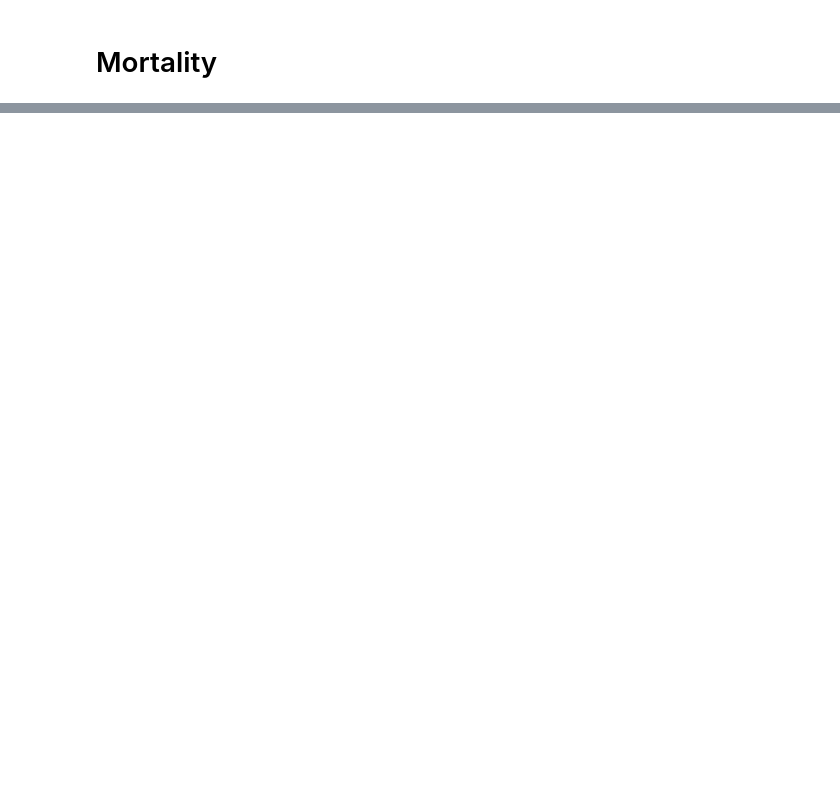
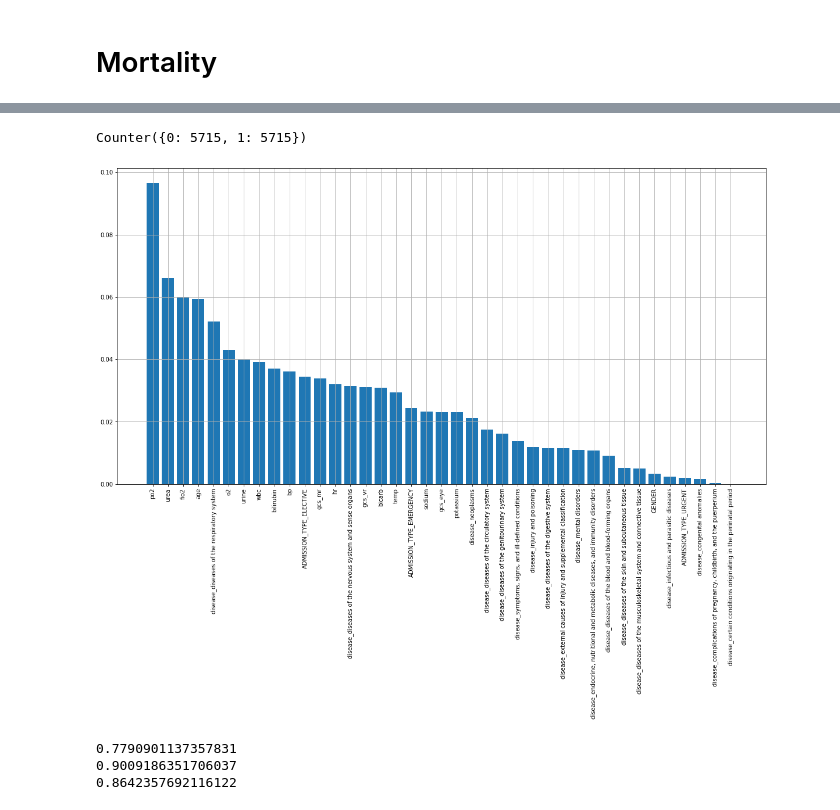
Before and after one commit to RachaelDing/733MIMIC_analysis, a Jupyter notebook: NN.ipynb, the cells around one changed output, grey strips where cells are left out. Drawn from its saved outputs; the diff is of its cells as text; code cells hidden in the pictures; blank space fills up the shorter version.

```diff
--- a/NN.ipynb
+++ b/NN.ipynb
@@ -169,5 +444,17 @@ Epoch 6/50
 # %%
-data = data1.merge(admission[['HADM_ID', 'HOSPITAL_EXPIRE_FLAG']].reset_index(), on='HADM_ID')
+data = table.merge(admission, on='HADM_ID')
+data = pd.get_dummies(data, columns=['ADMISSION_TYPE'])
+
+label_0 = data[data['HOSPITAL_EXPIRE_FLAG']==0]
+label_1 = data[data['HOSPITAL_EXPIRE_FLAG']==1]
+
+base_num = min(len(label_0), len(label_1))
+label_0 = label_0.sample(n=base_num, random_state=2)
+data = pd.concat([label_0, label_1])
+
 y = data['HOSPITAL_EXPIRE_FLAG']
-X = data.drop(['HOSPITAL_EXPIRE_FLAG', 'Unnamed: 0', 'HADM_ID', 'index'], axis=1)
+X = data.drop(['HOSPITAL_EXPIRE_FLAG', 'Unnamed: 0', 'HADM_ID'], axis=1)
+
 feature_names=list(X)
+
+X
@@ -174,7 +475,38 @@ feature_names=list(X)
+# %%
+Counter(y)
+# %% [output]
+Counter({0: 5715, 1: 5715})
 # %%
-sc = preprocessing.StandardScaler()
-X = sc.fit_transform(X)
+
+X = mm.fit_transform(X)
 X_train, X_test, y_train, y_test = train_test_split(X, y, test_size=0.2, random_state=1)
+# %%
+# RandomForest
+rfc = RandomForestClassifier(max_depth=10, random_state=0)
+rfc.fit(X_train, y_train)
+importance = rfc.feature_importances_
+
+fig, ax = plt.subplots(figsize=(20, 10))
+a, b = zip(*sorted(zip(importance,feature_names), reverse=True))
+
+ax.bar(b[:50], a[:50])
+ax.set_xticklabels(labels = b[:50], rotation=90)
+ax.grid()
+# fig.savefig('plots/m_fi.png')
+# %% [output]
+[figure, added]
+# %%
+print(rfc.score(X_test, y_test))
+print(rfc.score(X_train, y_train))
+y_true = y_test
+y_scores = rfc.predict_proba(X_test)[:, 1]
+
+auroc = roc_auc_score(y_true, y_scores)
+print(auroc)
+# %% [output]
+0.7790901137357831
+0.9009186351706037
+0.8642357692116122
 # %%
 # LogisticRegression
 lr = LogisticRegression()
```
Also changed, not shown: parts of 40 cells of this notebook, 1 other file.
